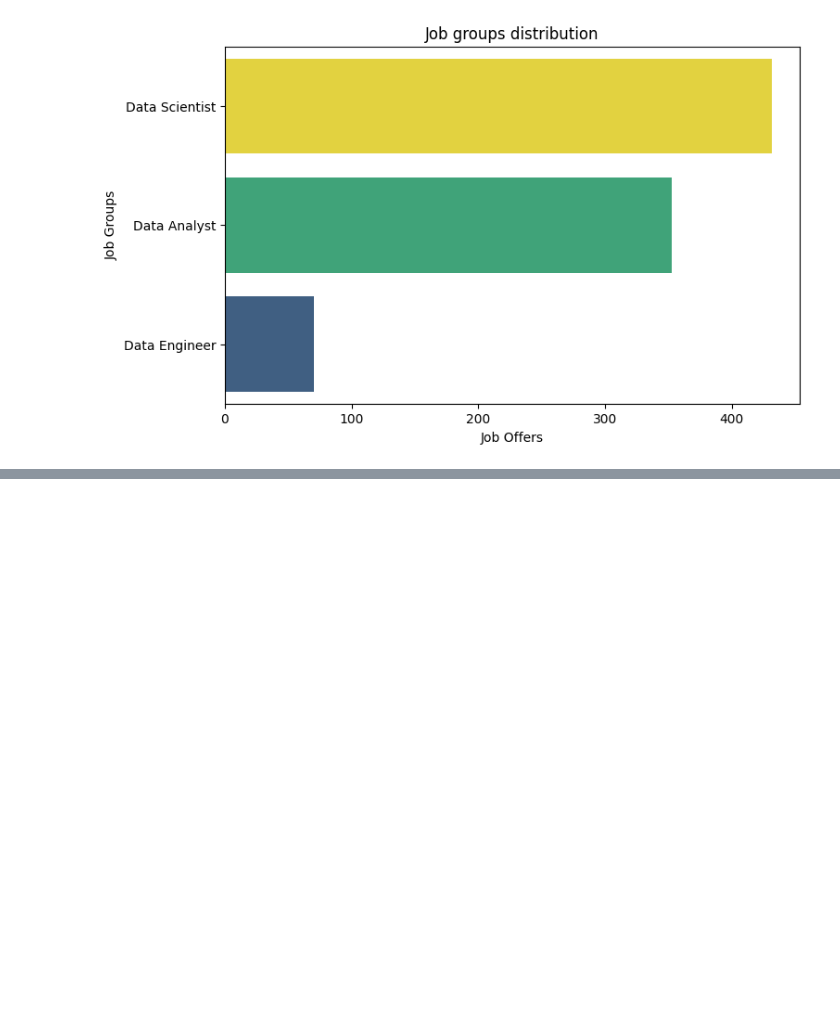
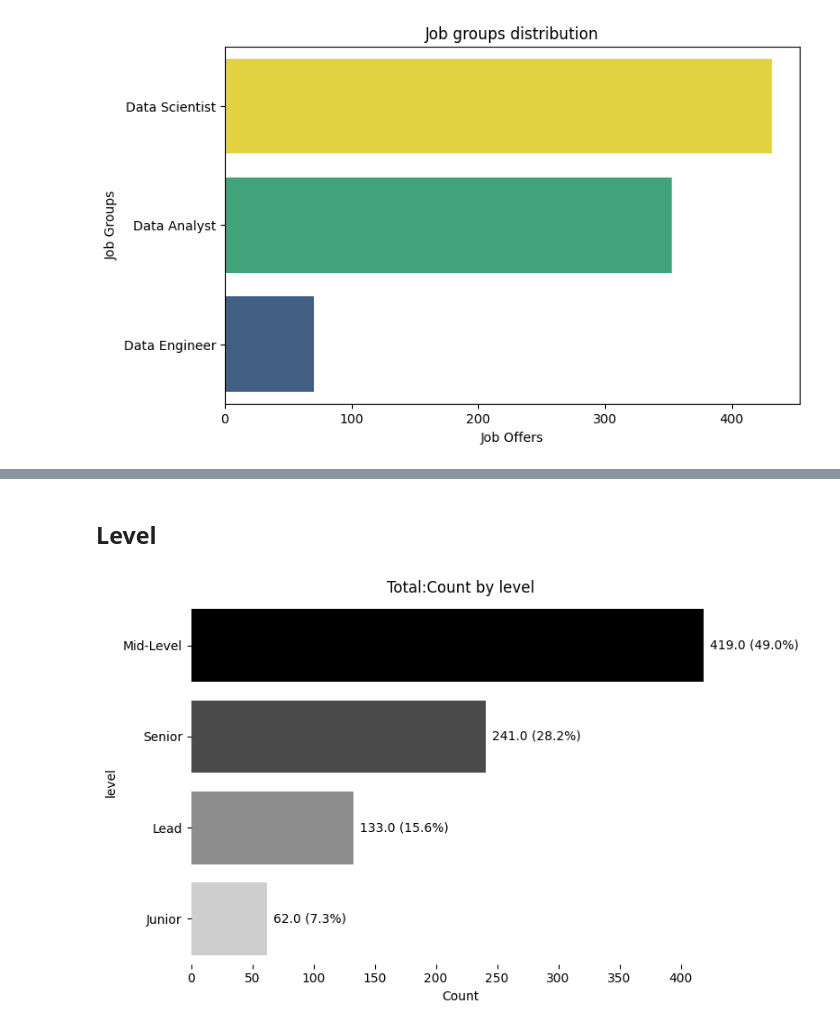
Before and after one commit to EricJoel-code/jobs-data-analysis, a Jupyter notebook: Data job market analysis.ipynb, the cells around one changed output, grey strips where cells are left out. Drawn from its saved outputs; the diff is of its cells as text; code cells hidden in the pictures; blank space fills up the shorter version.

```diff
--- a/Data job market analysis.ipynb
+++ b/Data job market analysis.ipynb
@@ -88,0 +206,7 @@ plot_bars(x=job_groups_counts.values, y=job_groups_counts.index,title='Job group
+# %% [markdown]
+## Level
+# %%
+columns_level = ('level',)
+plot_multiple_bars(columns_level,figsize=(8,5),count_percentage=True)
+# %% [output]
+[figure, added]
```
Also changed, not shown: parts of 20 cells of this notebook.
